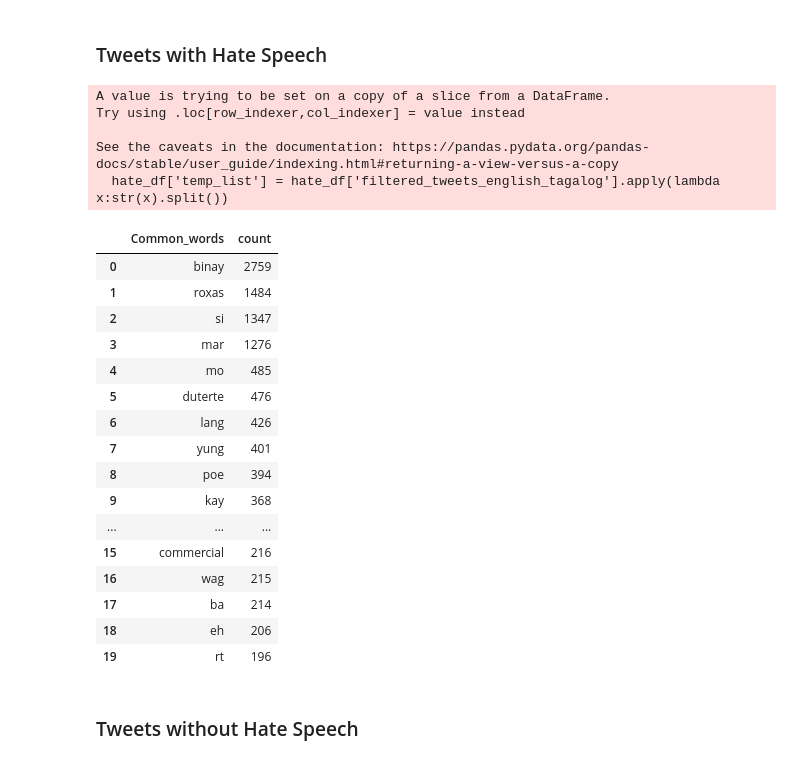
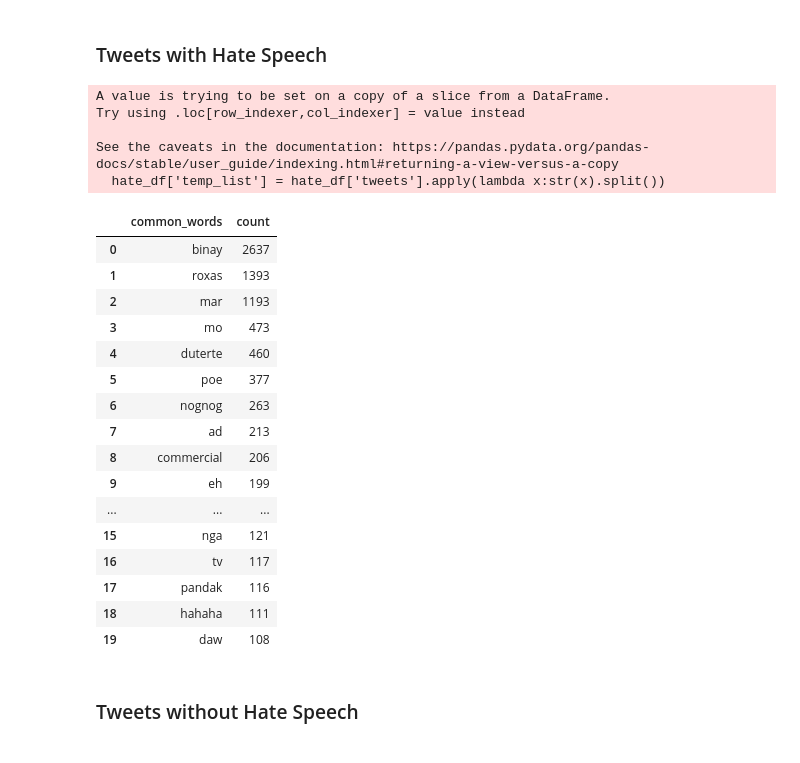
Before and after one commit to lendl-uy/hate-speech-detection, a Jupyter notebook: dataset/eda.ipynb, the cells around one changed output. Saved outputs shown, nothing was run; the diff lists cells and outputs as text; code cells hidden in the pictures.

Commit message:
eda + filtered more stopwords

```diff
--- a/dataset/eda.ipynb
+++ b/dataset/eda.ipynb
@@ -193,31 +191,0 @@ train_df.head()
-# %%
-# Function to read stopwords from file and save into a list
-def read_stopwords(file_path):
-    with open(file_path, 'r', encoding='utf-8') as file:
-        stopwords_list = [word.strip() for word in file.readlines()]
-    return stopwords_list
-
-
-# Read English stopwords
-english_stopwords = read_stopwords(STOPWORDS_ENGLISH_PATH)
-
-# Read Tagalog stopwords
-tagalog_stopwords = read_stopwords(STOPWORDS_TAGALOG_PATH)
-
-
-def filter_stopwords(tweet, stopwords):
-    words = tweet.split()
-    filtered_words = [word for word in words if word.lower() not in stopwords]
-    return ' '.join(filtered_words)
-
-# Filter train_df for English stopwords
-train_df['filtered_tweets_english'] = train_df['tweet'].apply(lambda x: filter_stopwords(x, english_stopwords))
-
-# Filter train_df for Tagalog stopwords
-train_df['filtered_tweets_english_tagalog'] = train_df['filtered_tweets_english'].apply(lambda x: filter_stopwords(x, tagalog_stopwords))
-
-# Display the filtered DataFrame
-print("Filtered tweets for English stopwords:")
-print(train_df['filtered_tweets_english'][:5])
-print("\nFiltered tweets for Tagalog stopwords:")
-print(train_df['filtered_tweets_english_tagalog'][:5])
@@ -272,5 +191,0 @@ def clean_text(text):
-# %%
-train_df['tweet'] = train_df['tweet'].apply(lambda x:clean_text(x))
-train_df['filtered_tweets_english'] = train_df['filtered_tweets_english'].apply(lambda x:clean_text(x))
-train_df['filtered_tweets_english_tagalog'] = train_df['filtered_tweets_english_tagalog'].apply(lambda x:clean_text(x))
-train_df.head()
@@ -288,9 +196,9 @@ train_df.head()
 # %%
 from collections import Counter
 
-train_df['temp_list'] = train_df['filtered_tweets_english_tagalog'].apply(lambda x:str(x).split())
+train_df['temp_list'] = train_df['tweets'].apply(lambda x:str(x).split())
 top = Counter([item for sublist in train_df['temp_list'] for item in sublist])
 temp = pd.DataFrame(top.most_common(20))
-temp.columns = ['Common_words','count']
+temp.columns = ['common_words','count']
 temp.style.background_gradient(cmap='Blues')
 # %% [output]
@@ -332,34 +240,34 @@ train_df
 # %%
 hate_df = train_df.loc[train_df['label'] == 1,:]
 
-hate_df['temp_list'] = hate_df['filtered_tweets_english_tagalog'].apply(lambda x:str(x).split())
+hate_df['temp_list'] = hate_df['tweets'].apply(lambda x:str(x).split())
 top = Counter([item for sublist in hate_df['temp_list'] for item in sublist])
 temp = pd.DataFrame(top.most_common(20))
-temp.columns = ['Common_words','count']
+temp.columns = ['common_words','count']
 temp.style.background_gradient(cmap='Reds')
 # %% [output]
 A value is trying to be set on a copy of a slice from a DataFrame.
 Try using .loc[row_indexer,col_indexer] = value instead
 
 See the caveats in the documentation: https://pandas.pydata.org/pandas-docs/stable/user_guide/indexing.html#returning-a-view-versus-a-copy
-  hate_df['temp_list'] = hate_df['filtered_tweets_english_tagalog'].apply(lambda x:str(x).split())
+  hate_df['temp_list'] = hate_df['tweets'].apply(lambda x:str(x).split())
-|  | Common_words | count |
-| 0 | binay | 2759 |
-| 1 | roxas | 1484 |
-| 2 | si | 1347 |
-| 3 | mar | 1276 |
-| 4 | mo | 485 |
-| 5 | duterte | 476 |
-| 6 | lang | 426 |
-| 7 | yung | 401 |
-| 8 | poe | 394 |
-| 9 | kay | 368 |
+|  | common_words | count |
+| 0 | binay | 2637 |
+| 1 | roxas | 1393 |
+| 2 | mar | 1193 |
+| 3 | mo | 473 |
+| 4 | duterte | 460 |
+| 5 | poe | 377 |
+| 6 | nognog | 263 |
+| 7 | ad | 213 |
+| 8 | commercial | 206 |
+| 9 | eh | 199 |
 | ... | ... | ... |
-| 15 | commercial | 216 |
-| 16 | wag | 215 |
-| 17 | ba | 214 |
-| 18 | eh | 206 |
-| 19 | rt | 196 |
+| 15 | nga | 121 |
+| 16 | tv | 117 |
+| 17 | pandak | 116 |
+| 18 | hahaha | 111 |
+| 19 | daw | 108 |
 # %% [markdown]
 ### Tweets without Hate Speech
 # %%
```
Also changed, not shown: parts of 22 cells of this notebook, 4 other files.
